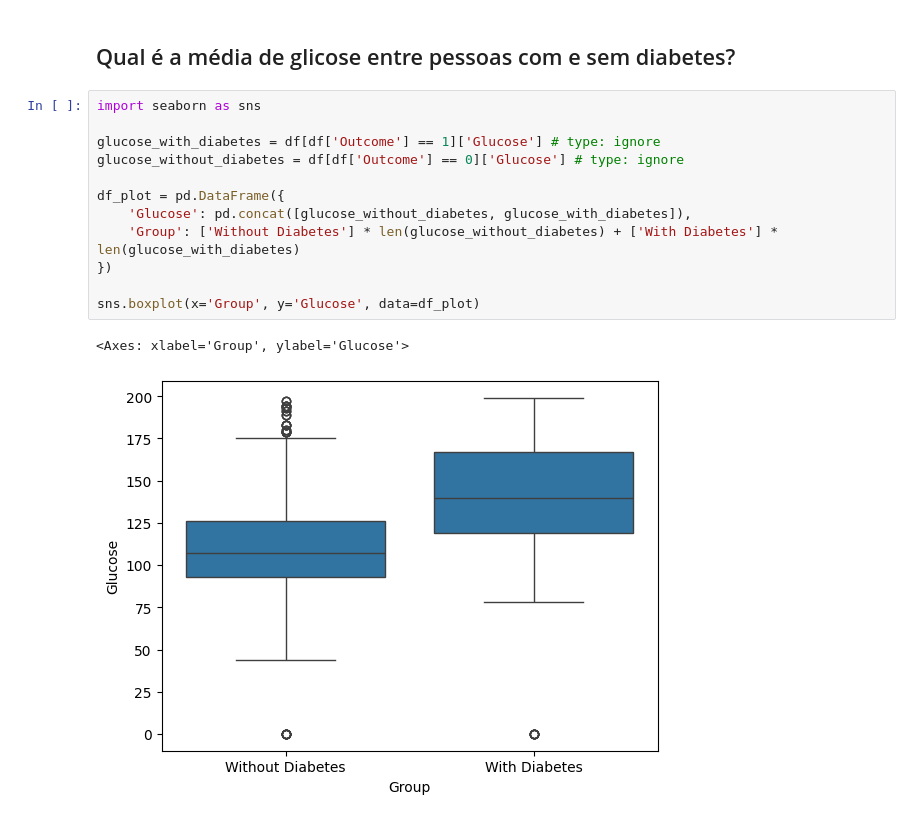
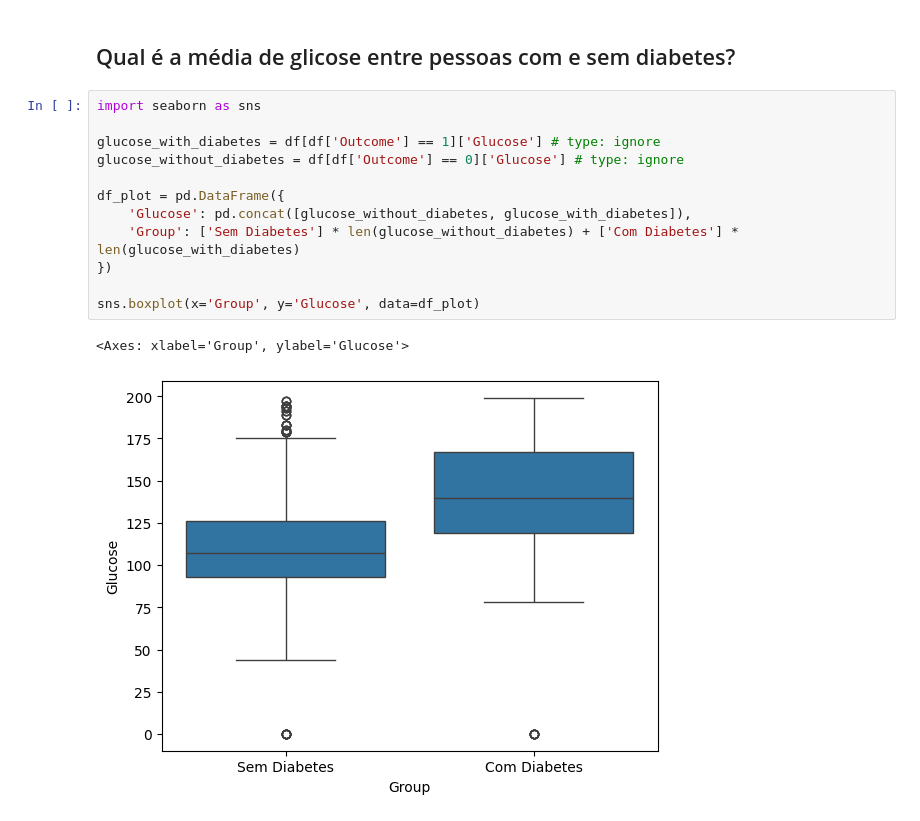
Before and after one commit to GabrielKuiawa/Projeto-final-da-disciplina-Banco-de-Dados-NoSQL, a Jupyter notebook: project bdnsql.ipynb, the cells around one changed output. Cells and saved outputs as stored; diff of their text form.

```diff
--- a/project bdnsql.ipynb
+++ b/project bdnsql.ipynb
@@ -171,15 +235,15 @@ Patients with Outcome 1 OR Age < 30: [{'_id': ObjectId('684996d8c636c293a97eac8d
 # %%
 import seaborn as sns
 
 glucose_with_diabetes = df[df['Outcome'] == 1]['Glucose'] # type: ignore
 glucose_without_diabetes = df[df['Outcome'] == 0]['Glucose'] # type: ignore
 
 df_plot = pd.DataFrame({
     'Glucose': pd.concat([glucose_without_diabetes, glucose_with_diabetes]),
-    'Group': ['Without Diabetes'] * len(glucose_without_diabetes) + ['With Diabetes'] * len(glucose_with_diabetes)
+    'Group': ['Sem Diabetes'] * len(glucose_without_diabetes) + ['Com Diabetes'] * len(glucose_with_diabetes)
 })
 
 sns.boxplot(x='Group', y='Glucose', data=df_plot)
 # %% [output]
 <Axes: xlabel='Group', ylabel='Glucose'>
-[figure, old version]
+[figure, new version]
```
Also changed, not shown: parts of 10 cells of this notebook.
